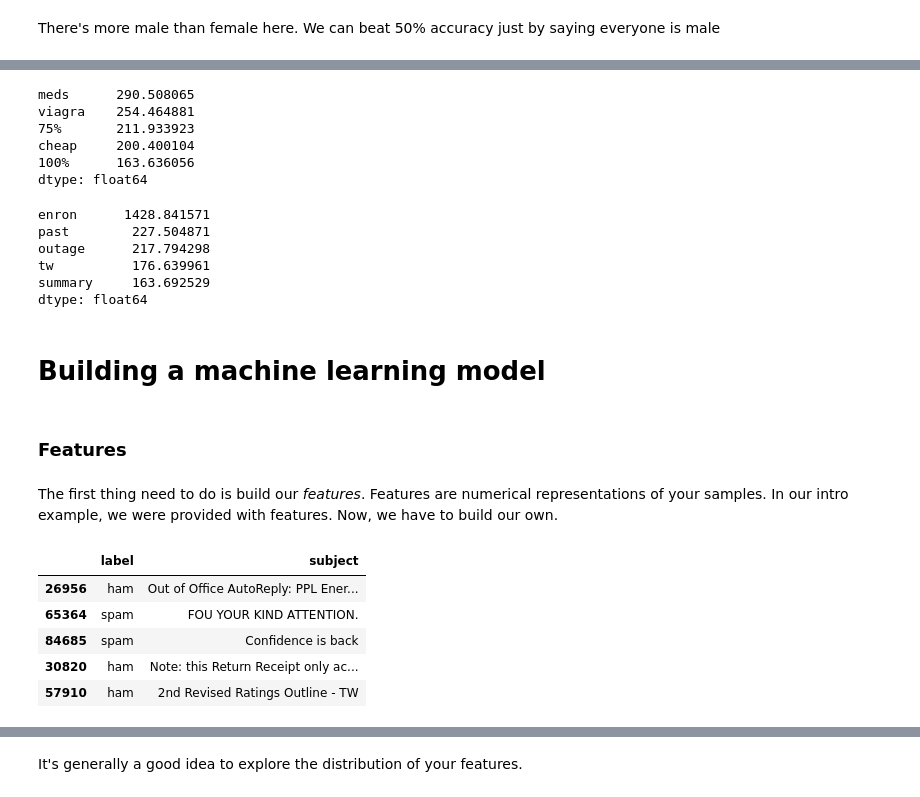
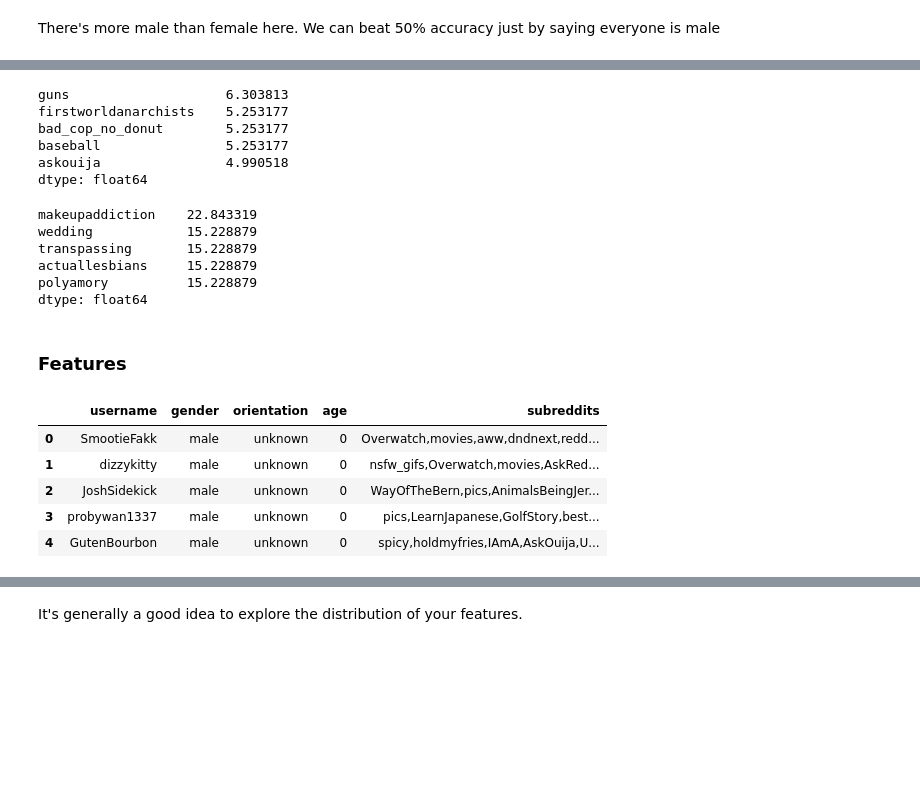
Before and after one commit to comma3/reddit-account-categorizer, a Jupyter notebook: Account_Categorizer_Subreddits.ipynb, the cells around one changed output, grey strips where cells are left out. Cells and saved outputs as stored; diff of their text form; code cells hidden in the pictures; blank space fills up the shorter version.

```diff
--- a/Account_Categorizer_Subreddits.ipynb
+++ b/Account_Categorizer_Subreddits.ipynb
@@ -12,5 +10,5 @@ ImportError: DLL load failed: The specified module could not be found.
 # %%
-conn = sqlite3.connect('D:\\reddit\\reddit_user_data.sqlite3')
+conn = sqlite3.connect('/data/accounts.db')
 curr = conn.cursor()
 
 reddit_users_df = pd.read_sql_query("""SELECT *
@@ -139,38 +120,34 @@ of     0.011305
 dtype: float64
 # %%
 # We can divide spam word rates by ham word rates to find words that occur more in spam subject lines.
-male_enriched_subs = (male_sub_rates / female_subs_rates).sort_values(ascending=False)
+male_enriched_subs = (male_subs_rates / female_subs_rates).sort_values(ascending=False)
 male_enriched_subs.head(5)
 # %% [output]
-meds      290.508065
-viagra    254.464881
-75%       211.933923
-cheap     200.400104
-100%      163.636056
+guns                    6.303813
+firstworldanarchists    5.253177
+bad_cop_no_donut        5.253177
+baseball                5.253177
+askouija                4.990518
 dtype: float64
 # %%
 # These words are ranked by how much more often they show up in ham subject lines.
 female_enriched_subs = (female_subs_rates / male_subs_rates).sort_values(ascending=False)
-female_enriched_words.head(5)
+female_enriched_subs.head(5)
 # %% [output]
-enron      1428.841571
-past        227.504871
-outage      217.794298
-tw          176.639961
-summary     163.692529
+makeupaddiction    22.843319
+wedding            15.228879
+transpassing       15.228879
+actuallesbians     15.228879
+polyamory          15.228879
 dtype: float64
-# %% [markdown]
-# Building a machine learning model
 # %% [markdown]
 ### Features
-# %% [markdown]
-The first thing need to do is build our *features*. Features are numerical representations of your samples. In our intro example, we were provided with features. Now, we have to build our own.
 # %%
-rga_TRAIN_df.head()
+reddit_users_df.head()
 # %% [output]
-|  | label | subject |
-| 26956 | ham | Out of Office AutoReply: PPL Ener... |
-| 65364 | spam | FOU YOUR KIND ATTENTION. |
-| 84685 | spam | Confidence is back |
-| 30820 | ham | Note: this Return Receipt only ac... |
-| 57910 | ham | 2nd Revised Ratings Outline - TW |
+|  | username | gender | orientation | age | subreddits |
+| 0 | SmootieFakk | male | unknown | 0 | Overwatch,movies,aww,dndnext,redd... |
+| 1 | dizzykitty | male | unknown | 0 | nsfw_gifs,Overwatch,movies,AskRed... |
+| 2 | JoshSidekick | male | unknown | 0 | WayOfTheBern,pics,AnimalsBeingJer... |
+| 3 | probywan1337 | male | unknown | 0 | pics,LearnJapanese,GolfStory,best... |
+| 4 | GutenBourbon | male | unknown | 0 | spicy,holdmyfries,IAmA,AskOuija,U... |
```
Also changed, not shown: parts of 28 cells of this notebook, 2 other files.
